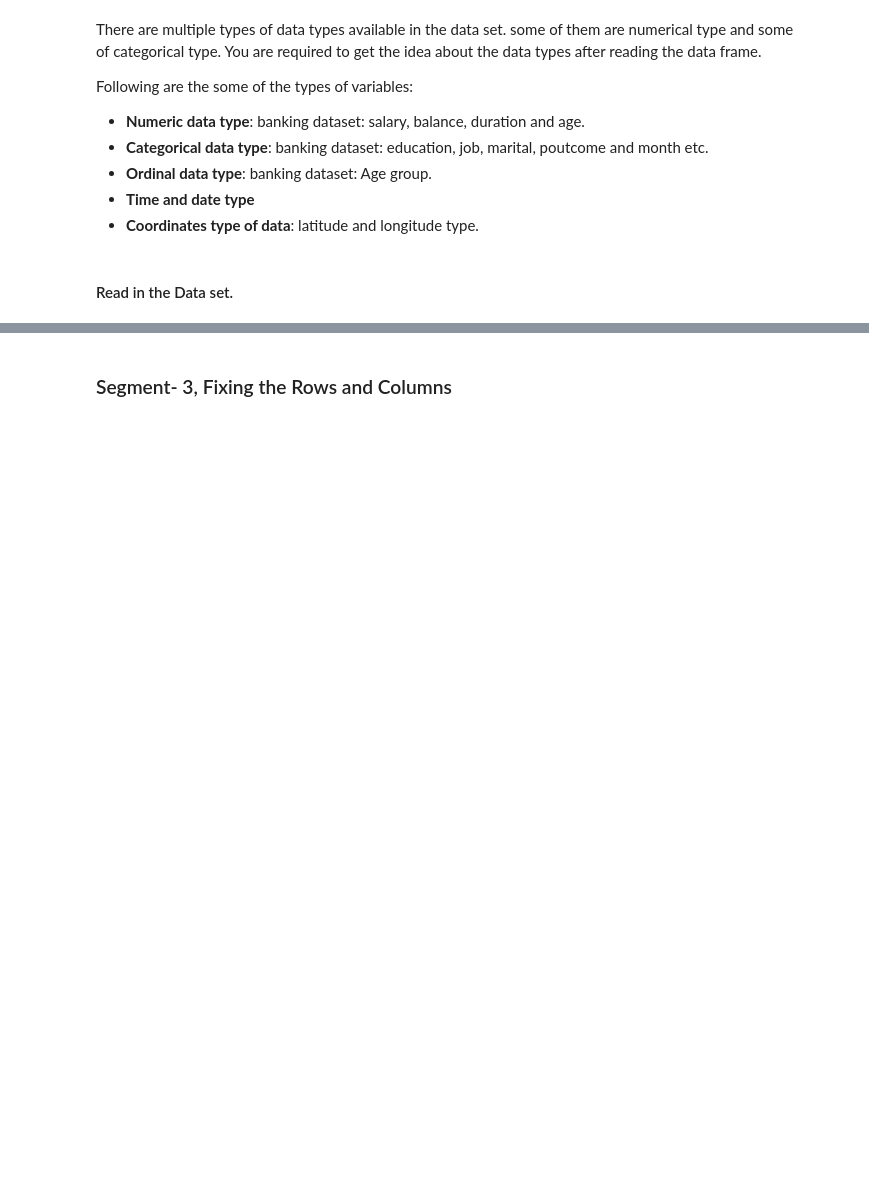
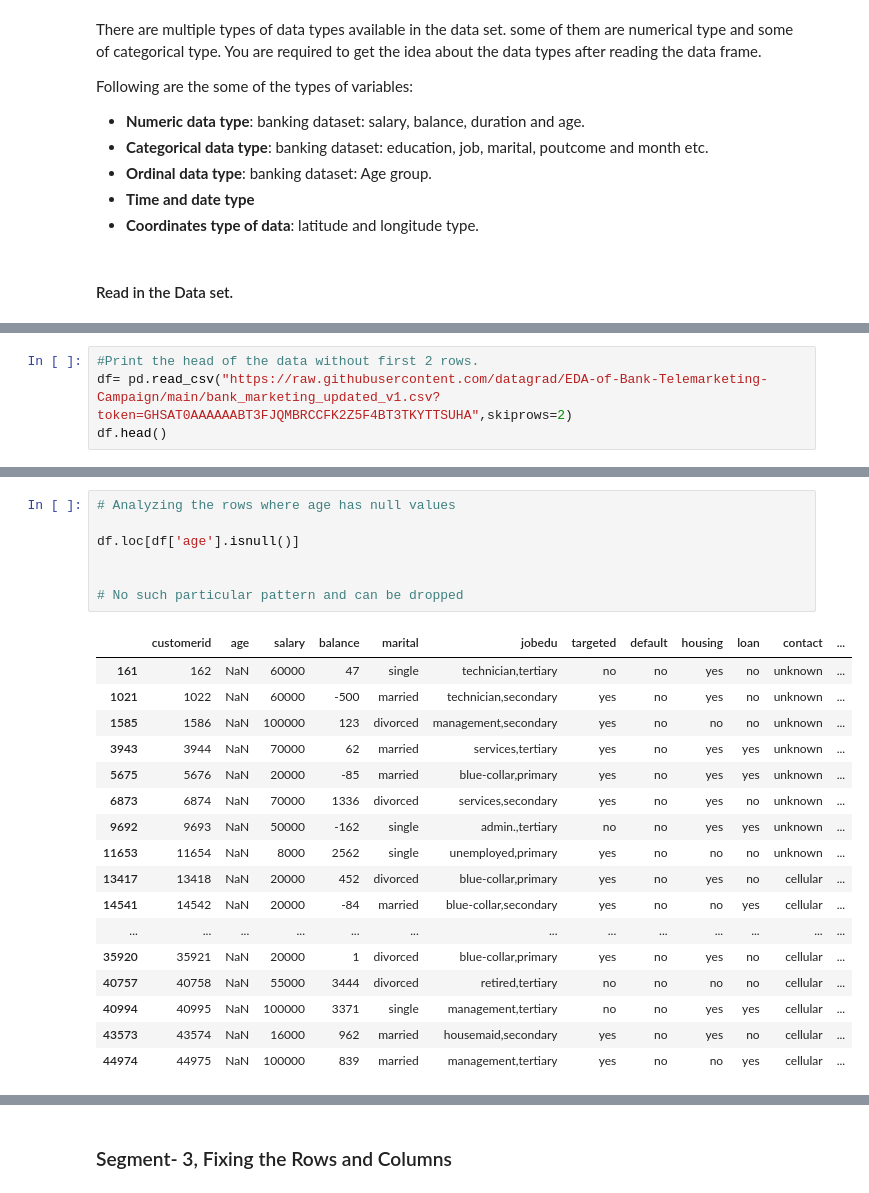
Before and after one commit to datagrad/EDA-of-Bank-Telemarketing-Campaign, a Jupyter notebook: Bank_TeleMarketing_Campaign_EDA.ipynb, the cells around one changed output, grey strips where cells are left out. Drawn from its saved outputs; the diff is of its cells as text; blank space fills up the shorter version.

```diff
--- a/Bank_TeleMarketing_Campaign_EDA.ipynb
+++ b/Bank_TeleMarketing_Campaign_EDA.ipynb
@@ -70,0 +66,4 @@ inp0.head()
+# %%
+#Print the head of the data without first 2 rows.
+df= pd.read_csv("https://raw.githubusercontent.com/datagrad/EDA-of-Bank-Telemarketing-Campaign/main/bank_marketing_updated_v1.csv?token=GHSAT0AAAAAABT3FJQMBRCCFK2Z5F4BT3TKYTTSUHA",skiprows=2)
+df.head()
@@ -70,0 +199,25 @@ inp0.head()
+# %%
+# Analyzing the rows where age has null values
+
+df.loc[df['age'].isnull()]
+
+
+# No such particular pattern and can be dropped
+# %% [output]
+|  | customerid | age | salary | balance | marital | jobedu | targeted | default | housing | loan | contact | ... |
+| 161 | 162 | NaN | 60000 | 47 | single | technician,tertiary | no | no | yes | no | unknown | ... |
+| 1021 | 1022 | NaN | 60000 | -500 | married | technician,secondary | yes | no | yes | no | unknown | ... |
+| 1585 | 1586 | NaN | 100000 | 123 | divorced | management,secondary | yes | no | no | no | unknown | ... |
+| 3943 | 3944 | NaN | 70000 | 62 | married | services,tertiary | yes | no | yes | yes | unknown | ... |
+| 5675 | 5676 | NaN | 20000 | -85 | married | blue-collar,primary | yes | no | yes | yes | unknown | ... |
+| 6873 | 6874 | NaN | 70000 | 1336 | divorced | services,secondary | yes | no | yes | no | unknown | ... |
+| 9692 | 9693 | NaN | 50000 | -162 | single | admin.,tertiary | no | no | yes | yes | unknown | ... |
+| 11653 | 11654 | NaN | 8000 | 2562 | single | unemployed,primary | yes | no | no | no | unknown | ... |
+| 13417 | 13418 | NaN | 20000 | 452 | divorced | blue-collar,primary | yes | no | yes | no | cellular | ... |
+| 14541 | 14542 | NaN | 20000 | -84 | married | blue-collar,secondary | yes | no | no | yes | cellular | ... |
+| ... | ... | ... | ... | ... | ... | ... | ... | ... | ... | ... | ... | ... |
+| 35920 | 35921 | NaN | 20000 | 1 | divorced | blue-collar,primary | yes | no | yes | no | cellular | ... |
+| 40757 | 40758 | NaN | 55000 | 3444 | divorced | retired,tertiary | no | no | no | no | cellular | ... |
+| 40994 | 40995 | NaN | 100000 | 3371 | single | management,tertiary | no | no | yes | yes | cellular | ... |
+| 43573 | 43574 | NaN | 16000 | 962 | married | housemaid,secondary | yes | no | yes | no | cellular | ... |
+| 44974 | 44975 | NaN | 100000 | 839 | married | management,tertiary | yes | no | no | yes | cellular | ... |
```
Also changed, not shown: parts of 25 cells of this notebook.
